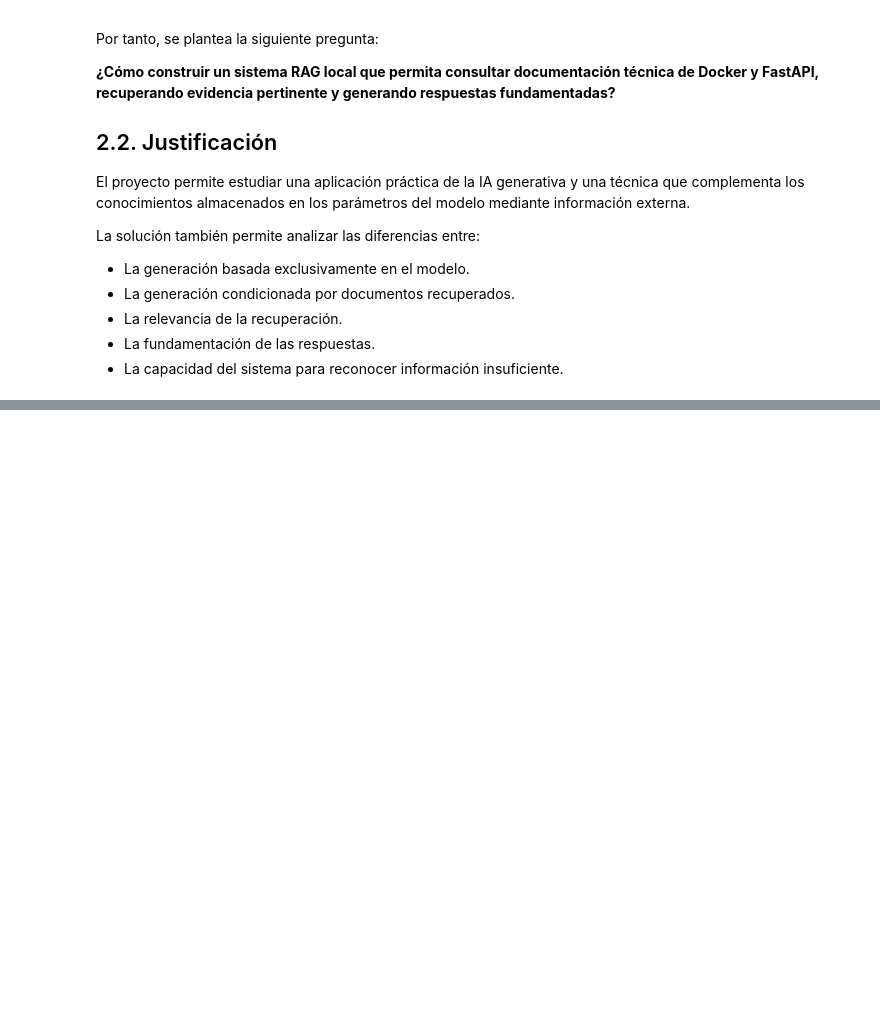
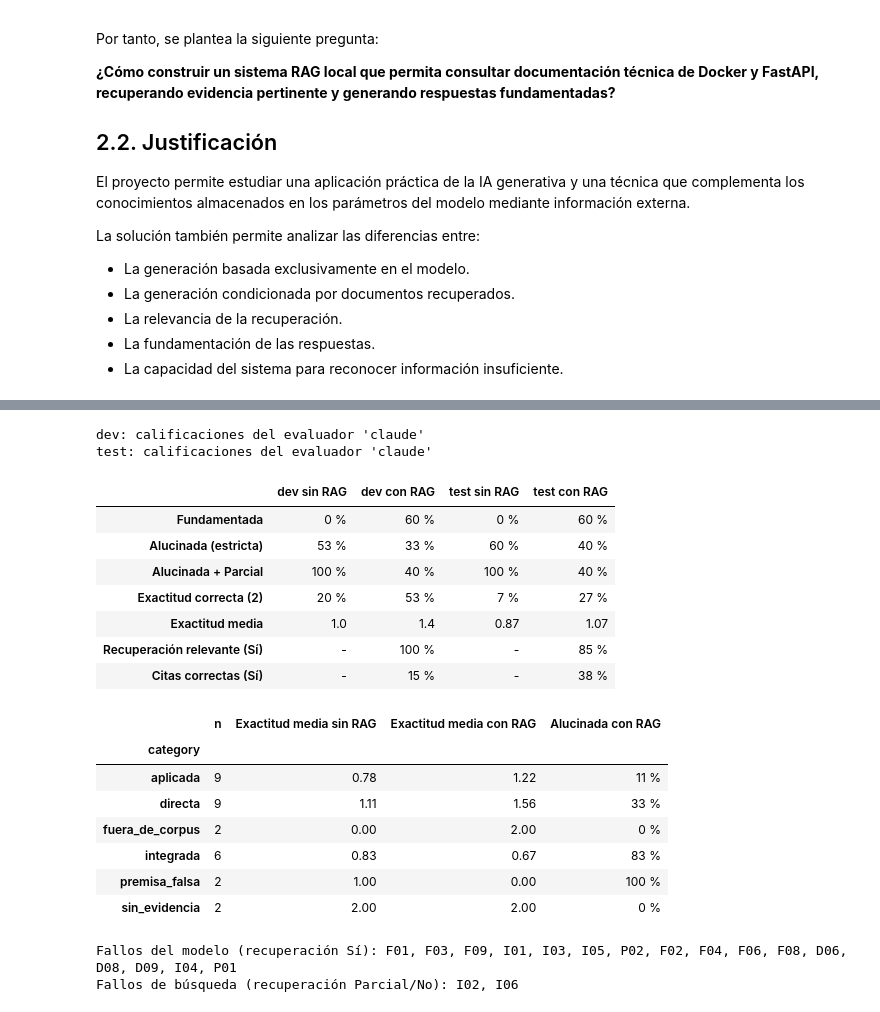
Before and after one commit to Vilval25/DockerRAG, a Jupyter notebook: solPE2_Jefferson-Rojas_Juan-Tocto_Andre-Valenzuela_Gustavo-Vila.ipynb, the cells around one changed output, grey strips where cells are left out. Drawn from its saved outputs; the diff is of its cells as text; code cells hidden in the pictures; blank space fills up the shorter version.

```diff
--- a/solPE2_Jefferson-Rojas_Juan-Tocto_Andre-Valenzuela_Gustavo-Vila.ipynb
+++ b/solPE2_Jefferson-Rojas_Juan-Tocto_Andre-Valenzuela_Gustavo-Vila.ipynb
@@ -3013,0 +714,77 @@ pandas>=2.2,<3
+# %%
+GRADES = RESULTS / "calificaciones"
+bank = pd.read_csv(RESULTS / "preguntas_evaluacion_v2.csv", encoding="utf-8-sig", dtype=str, keep_default_na=False)
+category = dict(zip(bank["id"], bank["category"]))
+
+
+def load_grades(split):
+    for evaluator in ["consenso", "claude"]:
+        path = GRADES / f"evaluacion_{split}_resultados__{evaluator}.csv"
+        if path.exists():
+            df = pd.read_csv(path, encoding="utf-8-sig", dtype=str, keep_default_na=False).fillna("")
+            df["split"] = split
+            df["category"] = df["id"].map(category)
+            return df, evaluator
+    raise FileNotFoundError(f"No hay calificaciones para {split}")
+
+
+def pct(series, values):
+    series = series[series != "N/A"]
+    return f"{round(100 * series.isin(values).mean())} %" if len(series) else "-"
+
+
+frames = []
+table = {}
+for split in ["dev", "test"]:
+    g, evaluator = load_grades(split)
+    frames.append(g)
+    print(f"{split}: calificaciones del evaluador '{evaluator}'")
+    for cond in ["base", "rag"]:
+        name = f"{split} {'sin RAG' if cond == 'base' else 'con RAG'}"
+        table[name] = {
+            "Fundamentada": pct(g[f"grounding_{cond}"], {"Fundamentada"}),
+            "Alucinada (estricta)": pct(g[f"grounding_{cond}"], {"Alucinada"}),
+            "Alucinada + Parcial": pct(g[f"grounding_{cond}"], {"Alucinada", "Parcial"}),
+            "Exactitud correcta (2)": pct(g[f"accuracy_{cond}"], {"2"}),
+            "Exactitud media": round(g[f"accuracy_{cond}"].astype(int).mean(), 2),
+            "Recuperación relevante (Sí)": pct(g["retrieval_relevant"], {"Sí"}) if cond == "rag" else "-",
+            "Citas correctas (Sí)": pct(g["citations_rag"], {"Sí"}) if cond == "rag" else "-",
+        }
+
+display(pd.DataFrame(table))
+
+all_grades = pd.concat(frames)
+by_category = all_grades.groupby("category").apply(lambda d: pd.Series({
+    "n": len(d),
+    "Exactitud media sin RAG": round(d["accuracy_base"].astype(int).mean(), 2),
+    "Exactitud media con RAG": round(d["accuracy_rag"].astype(int).mean(), 2),
+    "Alucinada con RAG": f"{round(100 * (d['grounding_rag'] == 'Alucinada').mean())} %",
+}), include_groups=False)
+display(by_category)
+
+failed = all_grades[all_grades["accuracy_rag"].isin(["0", "1"])]
+print("Fallos del modelo (recuperación Sí):",
+      ", ".join(failed[failed["retrieval_relevant"] == "Sí"]["id"]))
+print("Fallos de búsqueda (recuperación Parcial/No):",
+      ", ".join(failed[failed["retrieval_relevant"].isin(["Parcial", "No"])]["id"]))
+# %% [output]
+dev: calificaciones del evaluador 'claude'
+test: calificaciones del evaluador 'claude'
+|  | dev sin RAG | dev con RAG | test sin RAG | test con RAG |
+| Fundamentada | 0 % | 60 % | 0 % | 60 % |
+| Alucinada (estricta) | 53 % | 33 % | 60 % | 40 % |
+| Alucinada + Parcial | 100 % | 40 % | 100 % | 40 % |
+| Exactitud correcta (2) | 20 % | 53 % | 7 % | 27 % |
+| Exactitud media | 1.0 | 1.4 | 0.87 | 1.07 |
+| Recuperación relevante (Sí) | - | 100 % | - | 85 % |
+| Citas correctas (Sí) | - | 15 % | - | 38 % |
+|  | n | Exactitud media sin RAG | Exactitud media con RAG | Alucinada con RAG |
+| category |  |  |  |  |
+| aplicada | 9 | 0.78 | 1.22 | 11 % |
+| directa | 9 | 1.11 | 1.56 | 33 % |
+| fuera_de_corpus | 2 | 0.00 | 2.00 | 0 % |
+| integrada | 6 | 0.83 | 0.67 | 83 % |
+| premisa_falsa | 2 | 1.00 | 0.00 | 100 % |
+| sin_evidencia | 2 | 2.00 | 2.00 | 0 % |
+Fallos del modelo (recuperación Sí): F01, F03, F09, I01, I03, I05, P02, F02, F04, F06, F08, D06, D08, D09, I04, P01
+Fallos de búsqueda (recuperación Parcial/No): I02, I06
```
Also changed, not shown: parts of 59 cells of this notebook, 4 other files.
